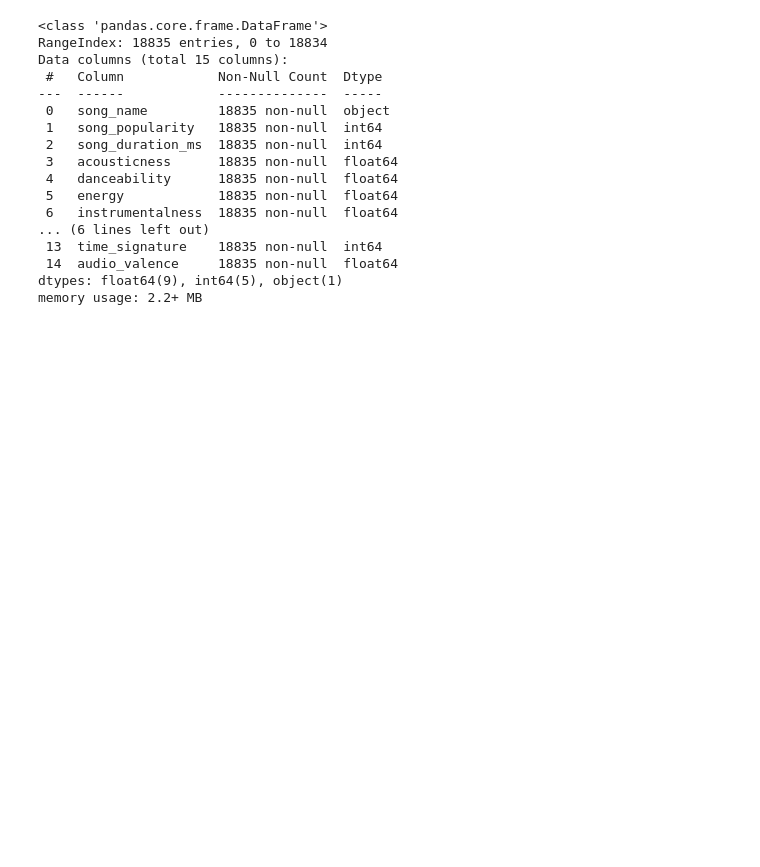
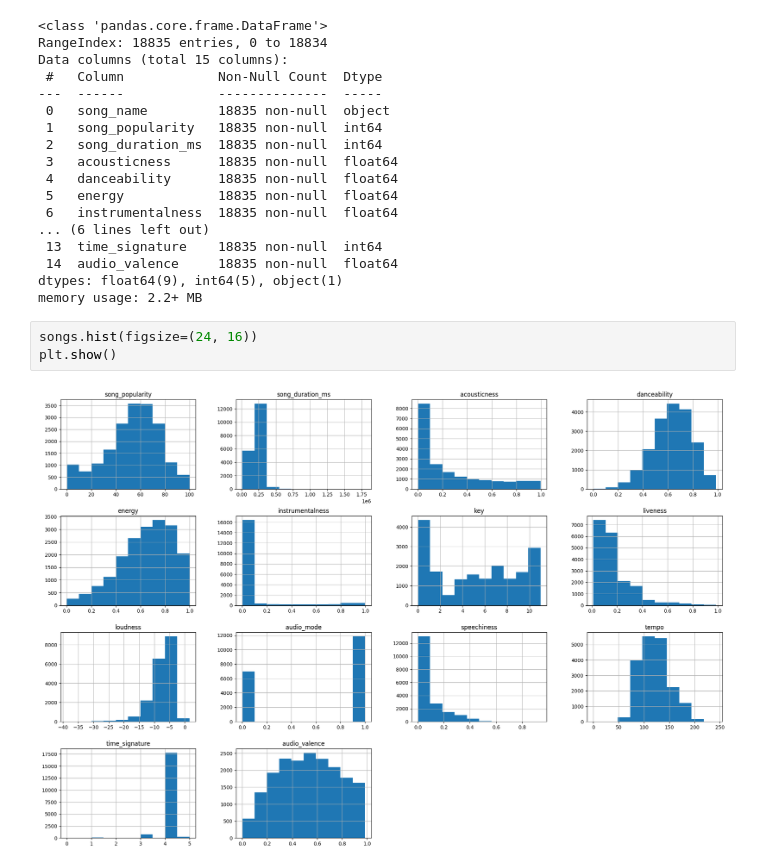
Before and after one commit to mahnsi/Group22FinalProject, a Jupyter notebook: group22FinalProject.ipynb, the cells around one changed output. Drawn from its saved outputs; the diff is of its cells as text; blank space fills up the shorter version.

Commit message:
plot data and check for correlation

```diff
--- a/group22FinalProject.ipynb
+++ b/group22FinalProject.ipynb
@@ -52,3 +52,8 @@ Data columns (total 15 columns):
  14  audio_valence     18835 non-null  float64
 dtypes: float64(9), int64(5), object(1)
 memory usage: 2.2+ MB
+# %%
+songs.hist(figsize=(24, 16))
+plt.show()
+# %% [output]
+[figure, added]
```
Also changed, not shown: parts of 2 cells of this notebook.
